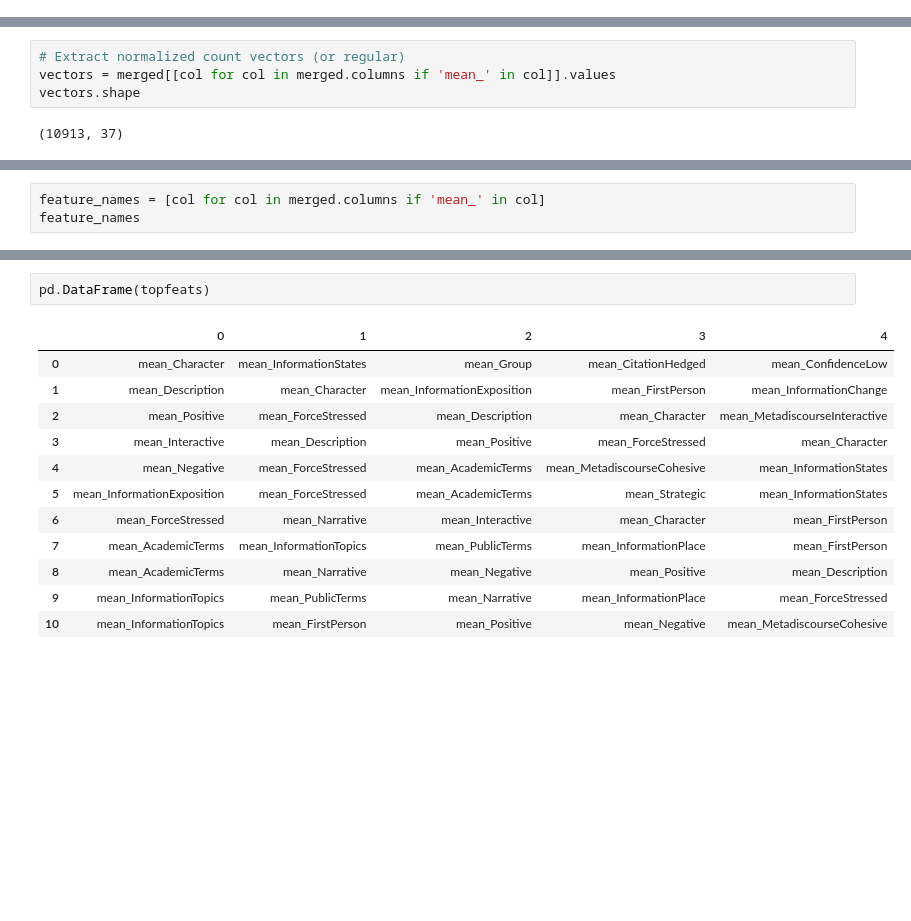
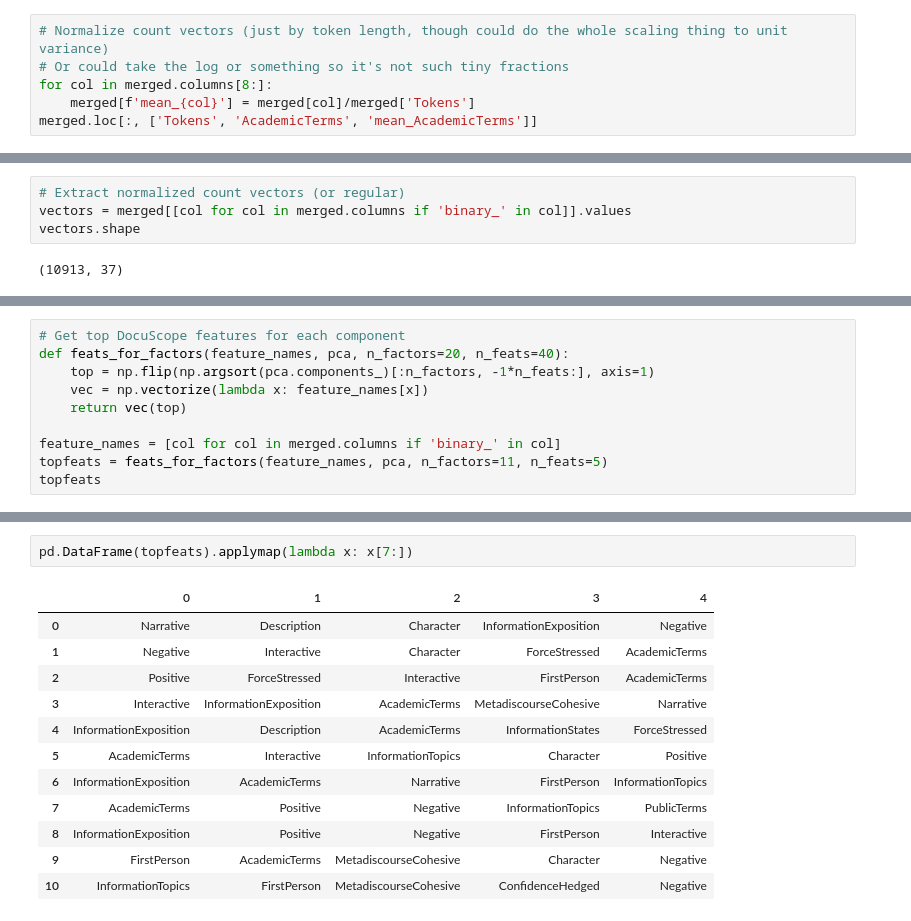
Before and after one commit to michaelmilleryoder/hate_speech_rhetoric, a Jupyter notebook: jupyter/feature_clustering.ipynb, the cells around one changed output, grey strips where cells are left out. Drawn from its saved outputs; the diff is of its cells as text; blank space fills up the shorter version.

```diff
--- a/jupyter/feature_clustering.ipynb
+++ b/jupyter/feature_clustering.ipynb
@@ -67 +69,7 @@ merged.loc[:, ['Tokens', 'AcademicTerms', 'mean_AcademicTerms']]
 10913 rows × 3 columns
+# %%
+# Normalize count vectors (just by token length, though could do the whole scaling thing to unit variance)
+# Or could take the log or something so it's not such tiny fractions
+for col in merged.columns[8:]:
+    merged[f'mean_{col}'] = merged[col]/merged['Tokens']
+merged.loc[:, ['Tokens', 'AcademicTerms', 'mean_AcademicTerms']]
@@ -68,6 +90,6 @@ merged.loc[:, ['Tokens', 'AcademicTerms', 'mean_AcademicTerms']]
 # %%
 # Extract normalized count vectors (or regular)
-vectors = merged[[col for col in merged.columns if 'mean_' in col]].values
+vectors = merged[[col for col in merged.columns if 'binary_' in col]].values
 vectors.shape
 # %% [output]
 (10913, 37)
@@ -115,3 +129,0 @@ def feats_for_factors(feature_names, pca, n_factors=20, n_feats=40):
-# %%
-feature_names = [col for col in merged.columns if 'mean_' in col]
-feature_names
@@ -156,0 +130,10 @@ array([['mean_Character', 'mean_InformationStates', 'mean_Group',
+# %%
+# Get top DocuScope features for each component
+def feats_for_factors(feature_names, pca, n_factors=20, n_feats=40):
+    top = np.flip(np.argsort(pca.components_)[:n_factors, -1*n_feats:], axis=1)
+    vec = np.vectorize(lambda x: feature_names[x])
+    return vec(top)
+
+feature_names = [col for col in merged.columns if 'binary_' in col]
+topfeats = feats_for_factors(feature_names, pca, n_factors=11, n_feats=5)
+topfeats
@@ -157,15 +158,15 @@ array([['mean_Character', 'mean_InformationStates', 'mean_Group',
 # %%
-pd.DataFrame(topfeats)
+pd.DataFrame(topfeats).applymap(lambda x: x[7:])
 # %% [output]
 |  | 0 | 1 | 2 | 3 | 4 |
-| 0 | mean_Character | mean_InformationStates | mean_Group | mean_CitationHedged | mean_ConfidenceLow |
-| 1 | mean_Description | mean_Character | mean_InformationExposition | mean_FirstPerson | mean_InformationChange |
-| 2 | mean_Positive | mean_ForceStressed | mean_Description | mean_Character | mean_MetadiscourseInteractive |
-| 3 | mean_Interactive | mean_Description | mean_Positive | mean_ForceStressed | mean_Character |
-| 4 | mean_Negative | mean_ForceStressed | mean_AcademicTerms | mean_MetadiscourseCohesive | mean_InformationStates |
-| 5 | mean_InformationExposition | mean_ForceStressed | mean_AcademicTerms | mean_Strategic | mean_InformationStates |
-| 6 | mean_ForceStressed | mean_Narrative | mean_Interactive | mean_Character | mean_FirstPerson |
-| 7 | mean_AcademicTerms | mean_InformationTopics | mean_PublicTerms | mean_InformationPlace | mean_FirstPerson |
-| 8 | mean_AcademicTerms | mean_Narrative | mean_Negative | mean_Positive | mean_Description |
-| 9 | mean_InformationTopics | mean_PublicTerms | mean_Narrative | mean_InformationPlace | mean_ForceStressed |
-| 10 | mean_InformationTopics | mean_FirstPerson | mean_Positive | mean_Negative | mean_MetadiscourseCohesive |
+| 0 | Narrative | Description | Character | InformationExposition | Negative |
+| 1 | Negative | Interactive | Character | ForceStressed | AcademicTerms |
+| 2 | Positive | ForceStressed | Interactive | FirstPerson | AcademicTerms |
+| 3 | Interactive | InformationExposition | AcademicTerms | MetadiscourseCohesive | Narrative |
+| 4 | InformationExposition | Description | AcademicTerms | InformationStates | ForceStressed |
+| 5 | AcademicTerms | Interactive | InformationTopics | Character | Positive |
+| 6 | InformationExposition | AcademicTerms | Narrative | FirstPerson | InformationTopics |
+| 7 | AcademicTerms | Positive | Negative | InformationTopics | PublicTerms |
+| 8 | InformationExposition | Positive | Negative | FirstPerson | Interactive |
+| 9 | FirstPerson | AcademicTerms | MetadiscourseCohesive | Character | Negative |
+| 10 | InformationTopics | FirstPerson | MetadiscourseCohesive | ConfidenceHedged | Negative |
```
Also changed, not shown: parts of 14 cells of this notebook, 2 other files.
